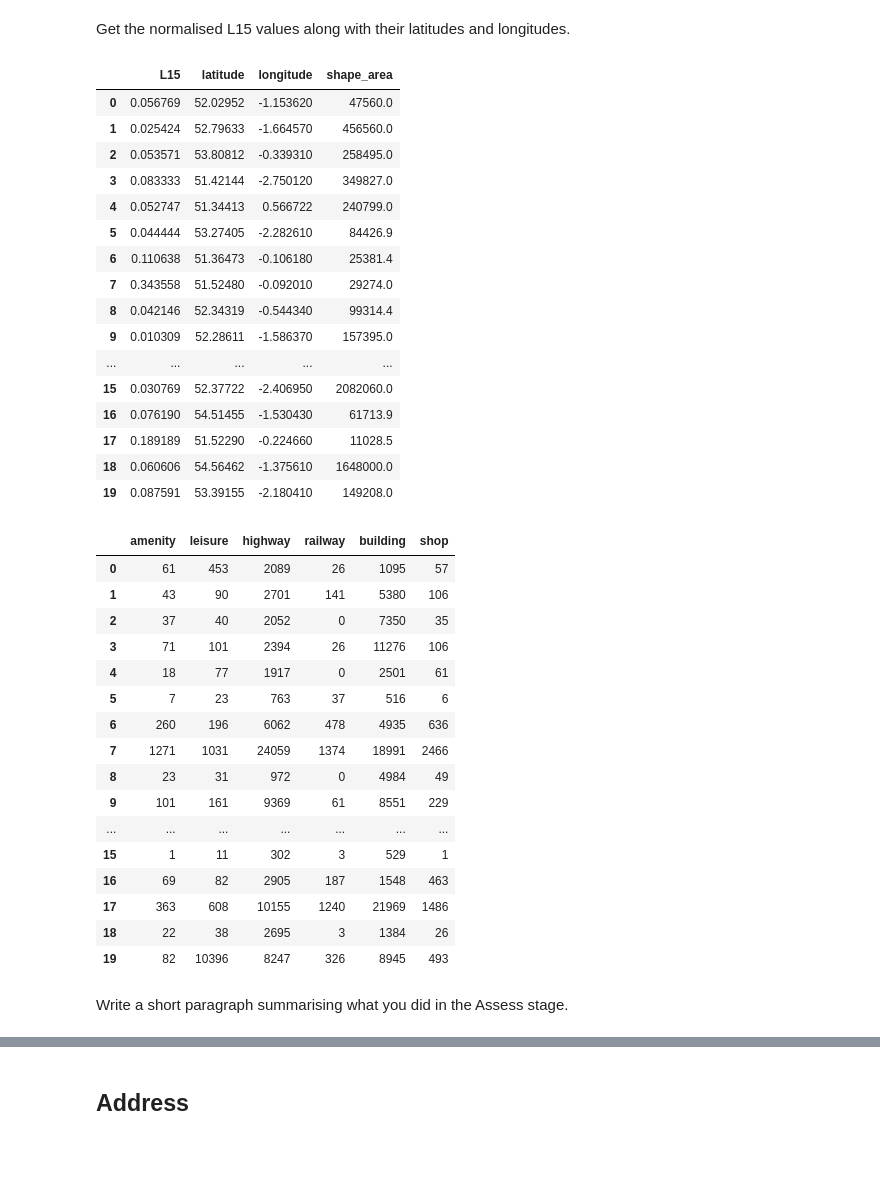
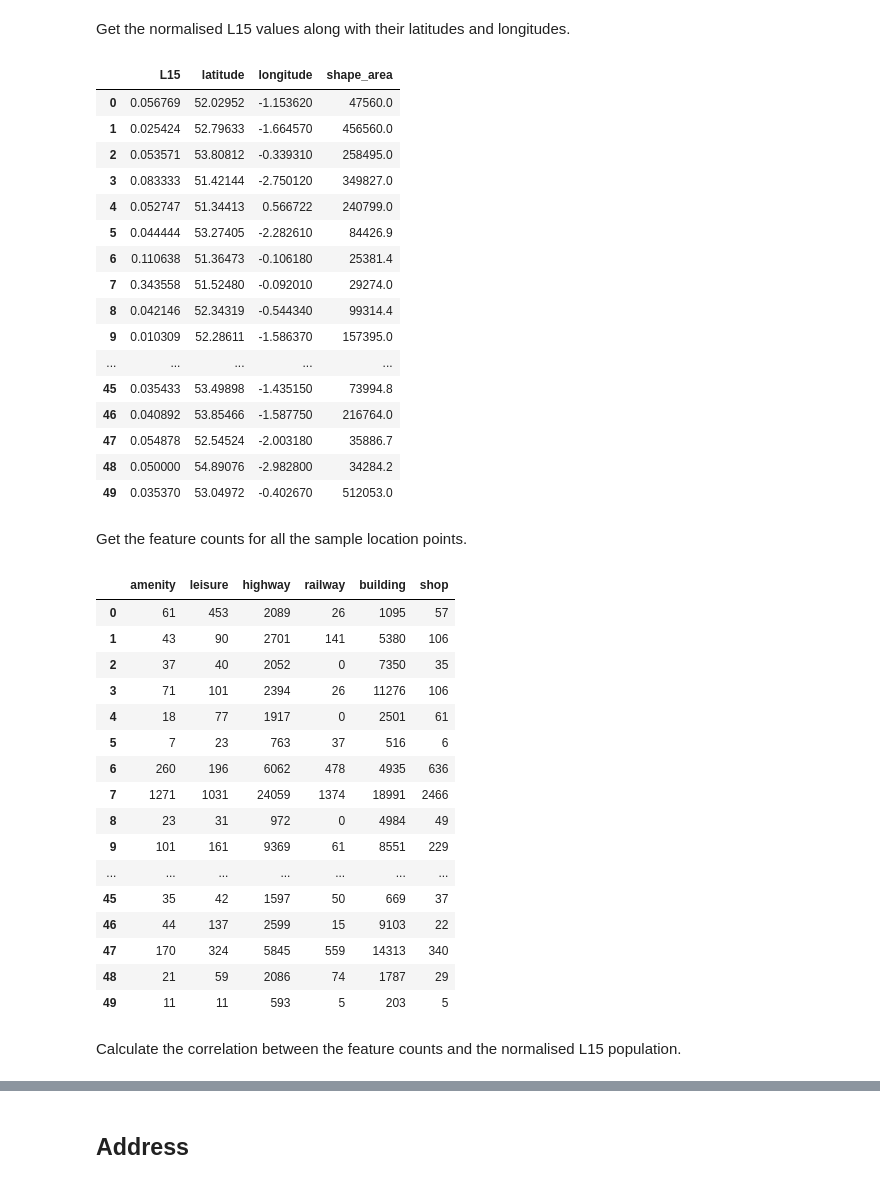
Before and after one commit to jr919cam/jr919_ads_2024, a Jupyter notebook: _notebooks/ads_course_assessment.ipynb, the cells around one changed output, grey strips where cells are left out. Saved outputs shown, nothing was run; the diff lists cells and outputs as text; code cells hidden in the pictures; blank space fills up the shorter version.

```diff
--- a/_notebooks/ads_course_assessment.ipynb
+++ b/_notebooks/ads_course_assessment.ipynb
@@ -536,11 +591,17 @@ grouped_ns_sec_and_coordinate_df
 # %% [markdown]
 Get the normalised L15 values along with their latitudes and longitudes.
 # %%
-sample_df = grouped_ns_sec_and_coordinate_df.sample(n=20, random_state=5)
+# sample 50 random points from the NS-SEC database
+sample_df = grouped_ns_sec_and_coordinate_df.sample(n=50, random_state=5)
+
+# get the demographic count columns
 demographic_columns = ['does_not_apply','L1_L2_L3',	'L4_L5_L6',	'L7',	'L8_L9',	'L10_L11',	'L12',	'L13',	'L14',	'L15' ]
 total_demographics_pop = sample_df[demographic_columns].sum(axis=1)
 
+# nomralise the demographic columns
 sample_df[demographic_columns] = sample_df[demographic_columns].div(total_demographics_pop, axis=0)
+
+# select the columns of interest
 norm_l15 = sample_df[['L15', 'latitude', 'longitude', 'shape_area']].reset_index(drop=True)
 norm_l15
 # %% [output]
@@ -556,41 +617,41 @@ norm_l15
 | 8 | 0.042146 | 52.34319 | -0.544340 | 99314.4 |
 | 9 | 0.010309 | 52.28611 | -1.586370 | 157395.0 |
 | ... | ... | ... | ... | ... |
-| 15 | 0.030769 | 52.37722 | -2.406950 | 2082060.0 |
-| 16 | 0.076190 | 54.51455 | -1.530430 | 61713.9 |
-| 17 | 0.189189 | 51.52290 | -0.224660 | 11028.5 |
-| 18 | 0.060606 | 54.56462 | -1.375610 | 1648000.0 |
-| 19 | 0.087591 | 53.39155 | -2.180410 | 149208.0 |
+| 45 | 0.035433 | 53.49898 | -1.435150 | 73994.8 |
+| 46 | 0.040892 | 53.85466 | -1.587750 | 216764.0 |
+| 47 | 0.054878 | 52.54524 | -2.003180 | 35886.7 |
+| 48 | 0.050000 | 54.89076 | -2.982800 | 34284.2 |
+| 49 | 0.035370 | 53.04972 | -0.402670 | 512053.0 |
+# %% [markdown]
+Get the feature counts for all the sample location points.
 # %%
 feature_counts_df = pd.DataFrame({'amenity':[], 'leisure':[], 'highway':[], 'railway':[], 'building':[], 'shop':[]})
 for i in range(len(norm_l15)):
   lat = norm_l15.loc[i]['latitude']
   long = norm_l15.loc[i]['longitude']
-  area = norm_l15.loc[i]['shape_area']
-  # est_di = (np.sqrt(area / np.pi) * 2) / 1000
   try:
     feature_counts_df.loc[len(feature_counts_df)] = list(fynesse.assess.count_pois_near_coordinates(lat, long, tags, 2).values())
   except ox._errors.InsufficientResponseError:
     feature_counts_df.loc[len(feature_counts_df)] = [0, 0, 0, 0, 0]
 feature_counts_df
 # %% [output]
 |  | amenity | leisure | highway | railway | building | shop |
 | 0 | 61 | 453 | 2089 | 26 | 1095 | 57 |
 | 1 | 43 | 90 | 2701 | 141 | 5380 | 106 |
 | 2 | 37 | 40 | 2052 | 0 | 7350 | 35 |
 | 3 | 71 | 101 | 2394 | 26 | 11276 | 106 |
 | 4 | 18 | 77 | 1917 | 0 | 2501 | 61 |
 | 5 | 7 | 23 | 763 | 37 | 516 | 6 |
 | 6 | 260 | 196 | 6062 | 478 | 4935 | 636 |
 | 7 | 1271 | 1031 | 24059 | 1374 | 18991 | 2466 |
 | 8 | 23 | 31 | 972 | 0 | 4984 | 49 |
 | 9 | 101 | 161 | 9369 | 61 | 8551 | 229 |
 | ... | ... | ... | ... | ... | ... | ... |
-| 15 | 1 | 11 | 302 | 3 | 529 | 1 |
-| 16 | 69 | 82 | 2905 | 187 | 1548 | 463 |
-| 17 | 363 | 608 | 10155 | 1240 | 21969 | 1486 |
-| 18 | 22 | 38 | 2695 | 3 | 1384 | 26 |
-| 19 | 82 | 10396 | 8247 | 326 | 8945 | 493 |
+| 45 | 35 | 42 | 1597 | 50 | 669 | 37 |
+| 46 | 44 | 137 | 2599 | 15 | 9103 | 22 |
+| 47 | 170 | 324 | 5845 | 559 | 14313 | 340 |
+| 48 | 21 | 59 | 2086 | 74 | 1787 | 29 |
+| 49 | 11 | 11 | 593 | 5 | 203 | 5 |
-# %% [markdown]
-Write a short paragraph summarising what you did in the Assess stage.
+# %% [markdown]
+Calculate the correlation between the feature counts and the normalised L15 population.
 # %%
```
Also changed, not shown: parts of 13 cells of this notebook.
